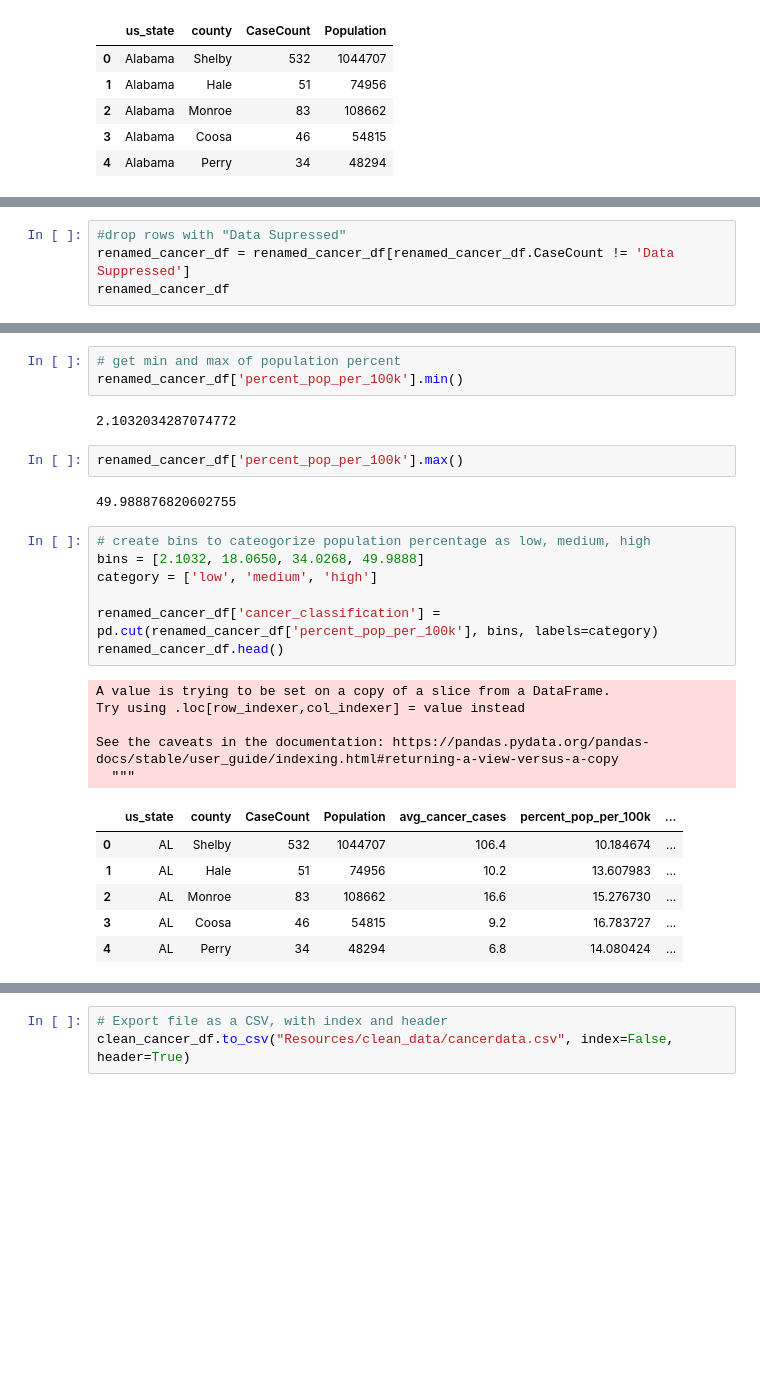
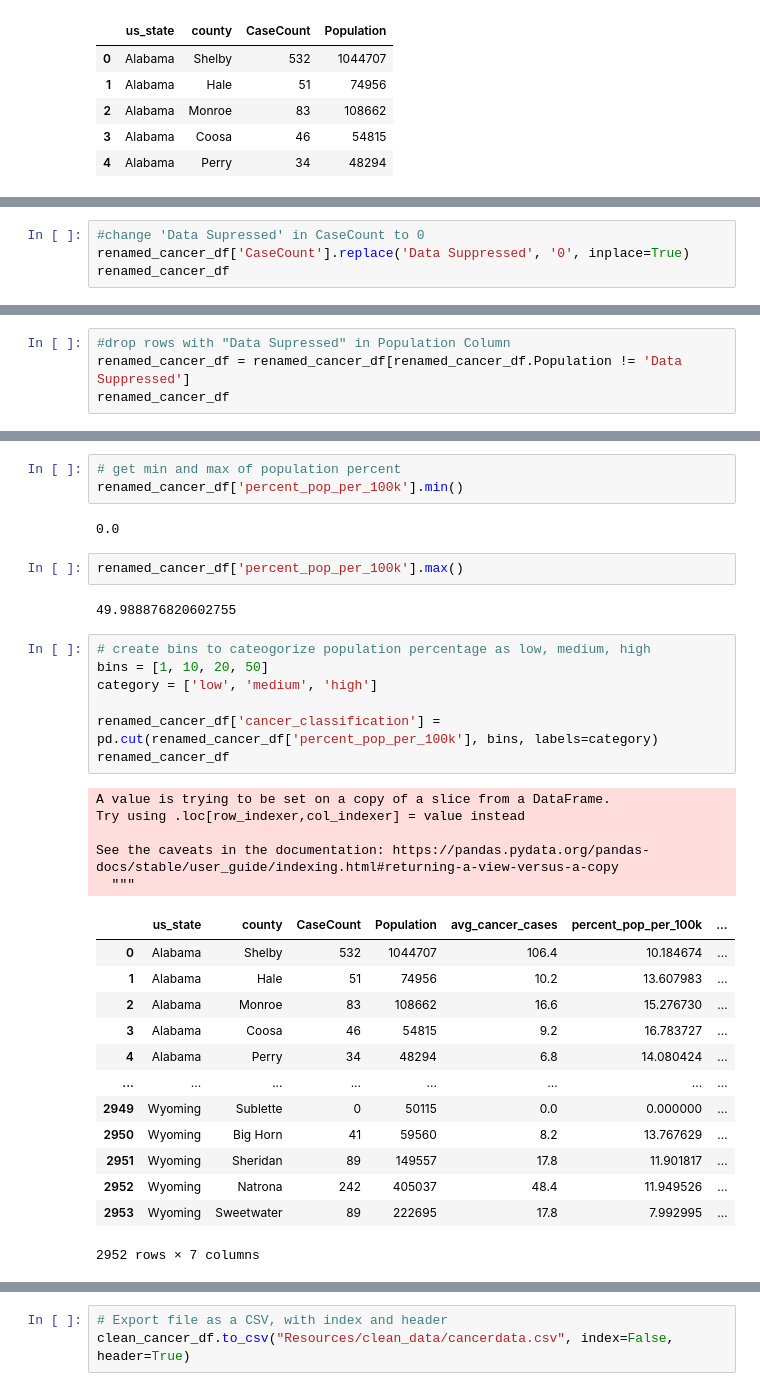
Before and after one commit to sarahheavner/Final_Project, a Jupyter notebook: Cancer_data.ipynb, the cells around one changed output, grey strips where cells are left out. Cells and saved outputs as stored; diff of their text form; blank space fills up the shorter version.

```diff
--- a/Cancer_data.ipynb
+++ b/Cancer_data.ipynb
@@ -88,0 +76,4 @@ renamed_cancer_df
+# %%
+#change 'Data Supressed' in CaseCount to 0
+renamed_cancer_df['CaseCount'].replace('Data Suppressed', '0', inplace=True)
+renamed_cancer_df
@@ -89,6 +94,6 @@ renamed_cancer_df
 # %%
-#drop rows with "Data Supressed"
-renamed_cancer_df = renamed_cancer_df[renamed_cancer_df.CaseCount != 'Data Suppressed']
+#drop rows with "Data Supressed" in Population Column
+renamed_cancer_df = renamed_cancer_df[renamed_cancer_df.Population != 'Data Suppressed']
 renamed_cancer_df
 # %% [output]
 |  | us_state | county | CaseCount | Population |
@@ -159,30 +178,37 @@ See the caveats in the documentation: https://pandas.pydata.org/pandas-docs/stab
 # get min and max of population percent
 renamed_cancer_df['percent_pop_per_100k'].min()
 # %% [output]
-2.1032034287074772
+0.0
 # %%
 renamed_cancer_df['percent_pop_per_100k'].max()
 # %% [output]
 49.988876820602755
 # %%
 # create bins to cateogorize population percentage as low, medium, high
-bins = [2.1032, 18.0650, 34.0268, 49.9888]
+bins = [1, 10, 20, 50]
 category = ['low', 'medium', 'high']
 
 renamed_cancer_df['cancer_classification'] = pd.cut(renamed_cancer_df['percent_pop_per_100k'], bins, labels=category)
-renamed_cancer_df.head()
+renamed_cancer_df
 # %% [output]
 A value is trying to be set on a copy of a slice from a DataFrame.
 Try using .loc[row_indexer,col_indexer] = value instead
 
 See the caveats in the documentation: https://pandas.pydata.org/pandas-docs/stable/user_guide/indexing.html#returning-a-view-versus-a-copy
   """
 |  | us_state | county | CaseCount | Population | avg_cancer_cases | percent_pop_per_100k | ... |
-| 0 | AL | Shelby | 532 | 1044707 | 106.4 | 10.184674 | ... |
-| 1 | AL | Hale | 51 | 74956 | 10.2 | 13.607983 | ... |
-| 2 | AL | Monroe | 83 | 108662 | 16.6 | 15.276730 | ... |
-| 3 | AL | Coosa | 46 | 54815 | 9.2 | 16.783727 | ... |
-| 4 | AL | Perry | 34 | 48294 | 6.8 | 14.080424 | ... |
+| 0 | Alabama | Shelby | 532 | 1044707 | 106.4 | 10.184674 | ... |
+| 1 | Alabama | Hale | 51 | 74956 | 10.2 | 13.607983 | ... |
+| 2 | Alabama | Monroe | 83 | 108662 | 16.6 | 15.276730 | ... |
+| 3 | Alabama | Coosa | 46 | 54815 | 9.2 | 16.783727 | ... |
+| 4 | Alabama | Perry | 34 | 48294 | 6.8 | 14.080424 | ... |
+| ... | ... | ... | ... | ... | ... | ... | ... |
+| 2949 | Wyoming | Sublette | 0 | 50115 | 0.0 | 0.000000 | ... |
+| 2950 | Wyoming | Big Horn | 41 | 59560 | 8.2 | 13.767629 | ... |
+| 2951 | Wyoming | Sheridan | 89 | 149557 | 17.8 | 11.901817 | ... |
+| 2952 | Wyoming | Natrona | 242 | 405037 | 48.4 | 11.949526 | ... |
+| 2953 | Wyoming | Sweetwater | 89 | 222695 | 17.8 | 7.992995 | ... |
+2952 rows × 7 columns
 # %%
 renamed_cancer_df['cancer_classification'].value_counts()
 # %% [output]
```
Also changed, not shown: parts of 8 cells of this notebook, 1 other file.
